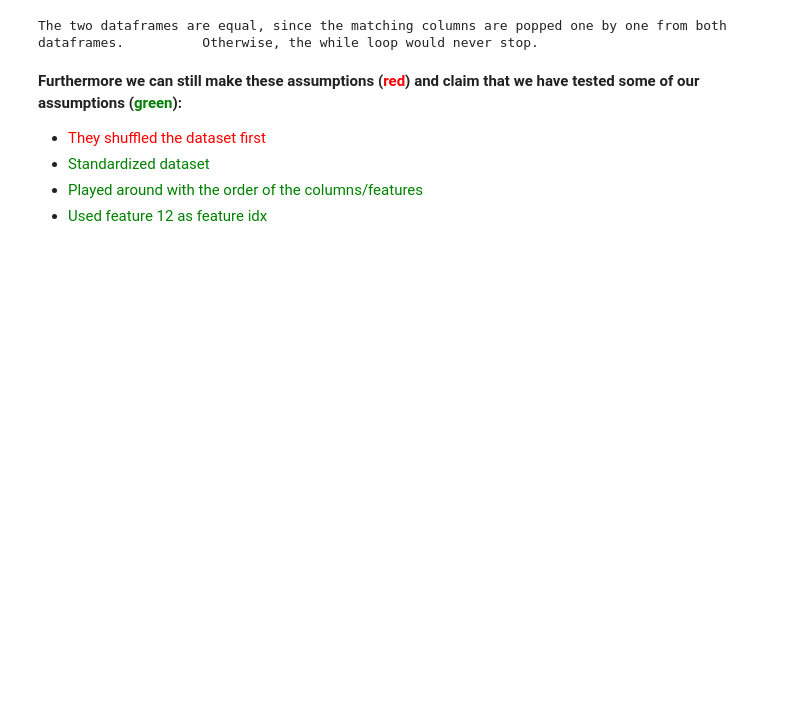
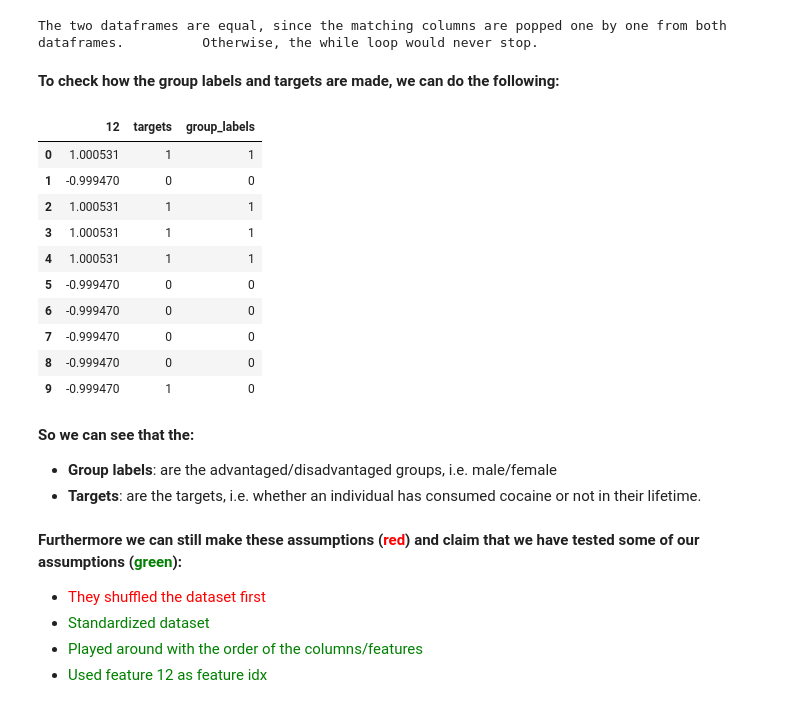
Before and after one commit to DCHamerslag/FACT, a Jupyter notebook: attack-master/Fairness_attack/reverse_engineering/Datasets - Reverse engineering.ipynb, the cells around one changed output. Saved outputs shown, nothing was run; the diff lists cells and outputs as text; code cells hidden in the pictures; blank space fills up the shorter version.

```diff
--- a/attack-master/Fairness_attack/reverse_engineering/Datasets - Reverse engineering.ipynb
+++ b/attack-master/Fairness_attack/reverse_engineering/Datasets - Reverse engineering.ipynb
@@ -354,6 +387,39 @@ print("The two dataframes are equal, since the matching columns are popped one b
        Otherwise, the while loop would never stop.")
 # %% [output]
 The two dataframes are equal, since the matching columns are popped one by one from both dataframes.          Otherwise, the while loop would never stop.
+# %% [markdown]
+**To check how the group labels and targets are made, we can do the following:**
+# %%
+data = np.load('./authors_data/drug2_data.npz')
+group_labels = np.load('./authors_data/drug2_group_label.npz')
+
+y_data = np.concatenate((data["Y_train"], data["Y_test"]))
+y_df = pd.DataFrame(data=y_data, columns={"targets"})
+
+x_data = np.concatenate((data["X_train"], data["X_test"]))
+x_df = pd.DataFrame(data=x_data)
+
+group_labels_df = pd.DataFrame(data = group_labels["group_label"], columns={"group_labels"})
+
+full_df = pd.concat([x_df, y_df, group_labels_df], axis=1, join="inner")
+selection_df = full_df[[12, "targets", "group_labels"]]  ## 12 is the gender attribute in their dataset
+selection_df.head(10)
+# %% [output]
+|  | 12 | targets | group_labels |
+| 0 | 1.000531 | 1 | 1 |
+| 1 | -0.999470 | 0 | 0 |
+| 2 | 1.000531 | 1 | 1 |
+| 3 | 1.000531 | 1 | 1 |
+| 4 | 1.000531 | 1 | 1 |
+| 5 | -0.999470 | 0 | 0 |
+| 6 | -0.999470 | 0 | 0 |
+| 7 | -0.999470 | 0 | 0 |
+| 8 | -0.999470 | 0 | 0 |
+| 9 | -0.999470 | 1 | 0 |
+# %% [markdown]
+**So we can see that the:**
+- **Group labels**: are the advantaged/disadvantaged groups, i.e. male/female
+- **Targets**: are the targets, i.e. whether an individual has consumed cocaine or not in their lifetime.
 # %% [markdown]
 **Furthermore we can still make these assumptions (<font color='red'>red</font>) and claim that we have tested some of our assumptions (<font color='green'>green</font>):**
 - <font color='red'> They shuffled the dataset first </font>
```
Also changed, not shown: parts of 6 cells of this notebook.
